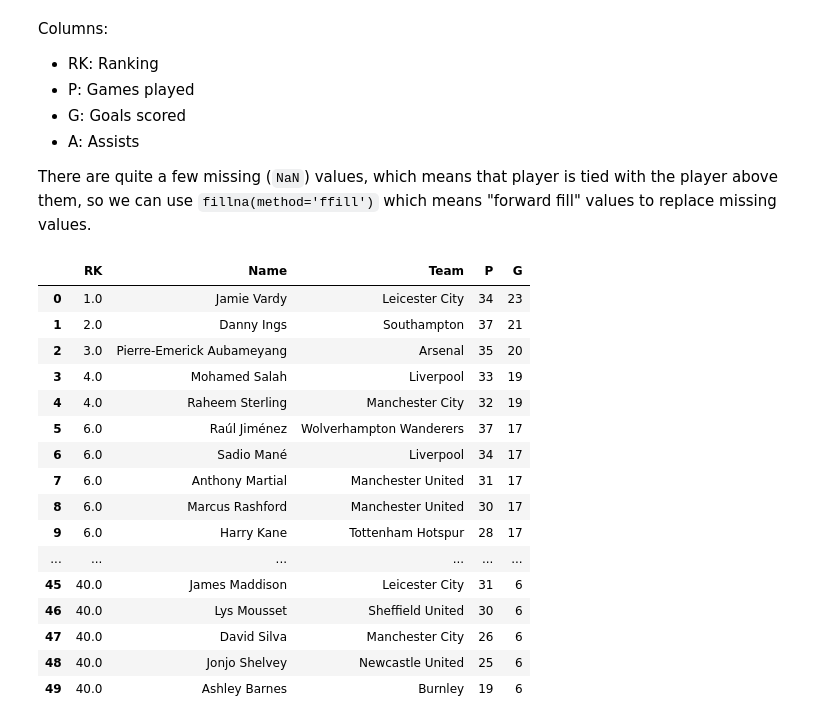
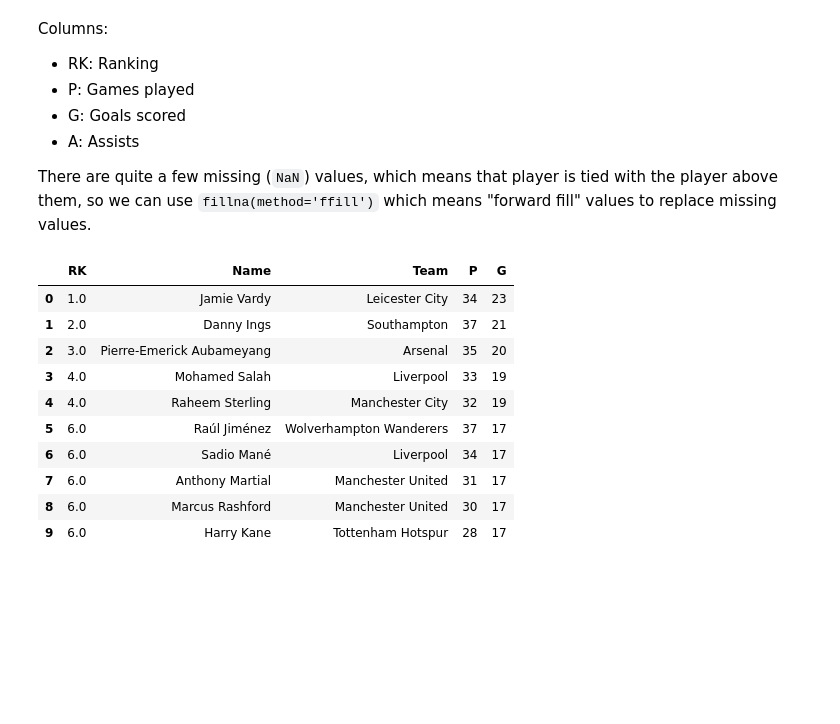
Before and after one commit to misterhay/Math-20-2, a Jupyter notebook: example-project.ipynb, the cells around one changed output. Cells and saved outputs as stored; diff of their text form; code cells hidden in the pictures; blank space fills up the shorter version.

```diff
--- a/example-project.ipynb
+++ b/example-project.ipynb
@@ -83,23 +199,17 @@ There are quite a few missing (`NaN`) values, which means that player is tied wi
 # %%
 scorers = scorers.fillna(method='ffill')
 assists = assists.fillna(method='ffill')
-scorers
+scorers.head(10)
 # %% [output]
 |  | RK | Name | Team | P | G |
 | 0 | 1.0 | Jamie Vardy | Leicester City | 34 | 23 |
 | 1 | 2.0 | Danny Ings | Southampton | 37 | 21 |
 | 2 | 3.0 | Pierre-Emerick Aubameyang | Arsenal | 35 | 20 |
 | 3 | 4.0 | Mohamed Salah | Liverpool | 33 | 19 |
 | 4 | 4.0 | Raheem Sterling | Manchester City | 32 | 19 |
 | 5 | 6.0 | Raúl Jiménez | Wolverhampton Wanderers | 37 | 17 |
 | 6 | 6.0 | Sadio Mané | Liverpool | 34 | 17 |
 | 7 | 6.0 | Anthony Martial | Manchester United | 31 | 17 |
 | 8 | 6.0 | Marcus Rashford | Manchester United | 30 | 17 |
 | 9 | 6.0 | Harry Kane | Tottenham Hotspur | 28 | 17 |
-| ... | ... | ... | ... | ... | ... |
-| 45 | 40.0 | James Maddison | Leicester City | 31 | 6 |
-| 46 | 40.0 | Lys Mousset | Sheffield United | 30 | 6 |
-| 47 | 40.0 | David Silva | Manchester City | 26 | 6 |
-| 48 | 40.0 | Jonjo Shelvey | Newcastle United | 25 | 6 |
-| 49 | 40.0 | Ashley Barnes | Burnley | 19 | 6 |
 # %%
```
Also changed, not shown: parts of 25 cells of this notebook.
